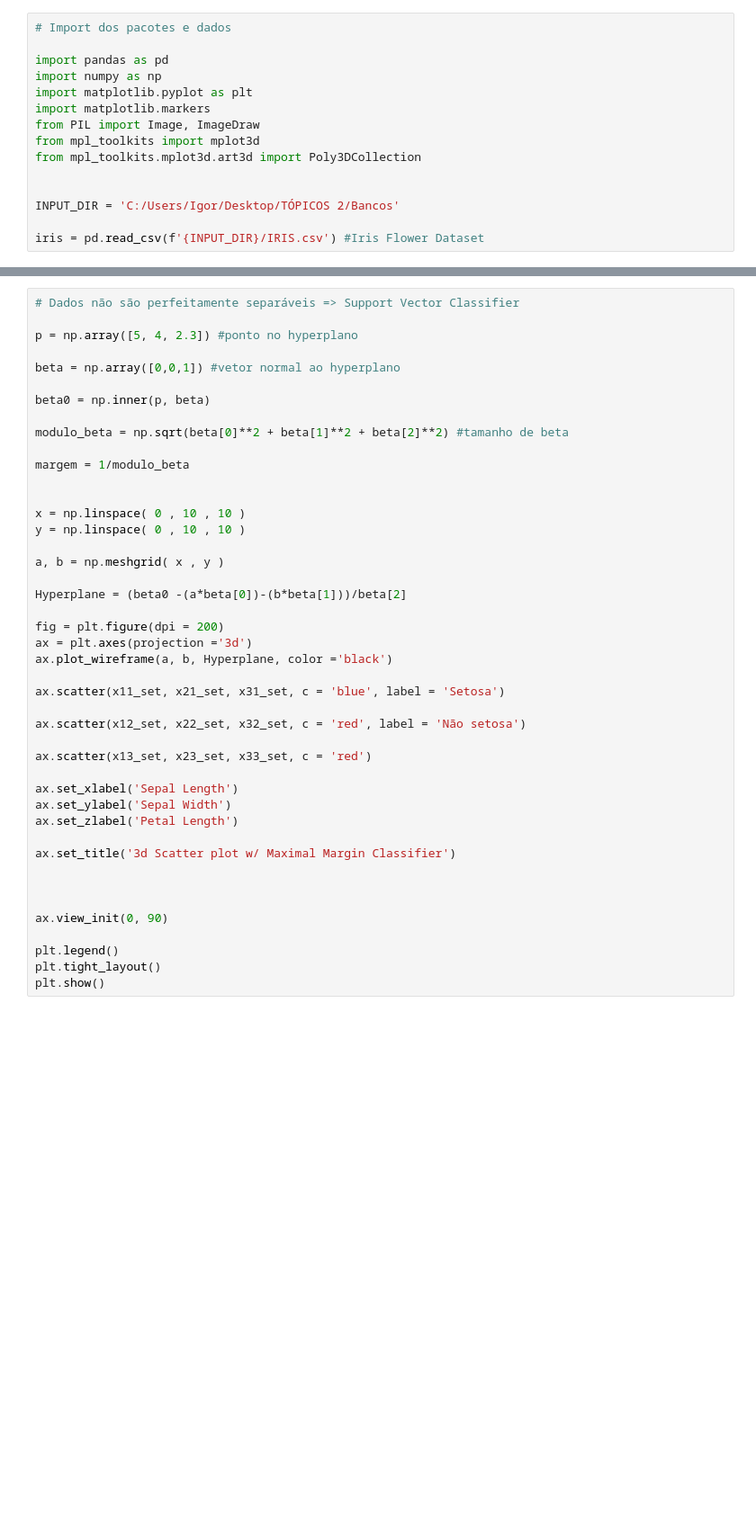
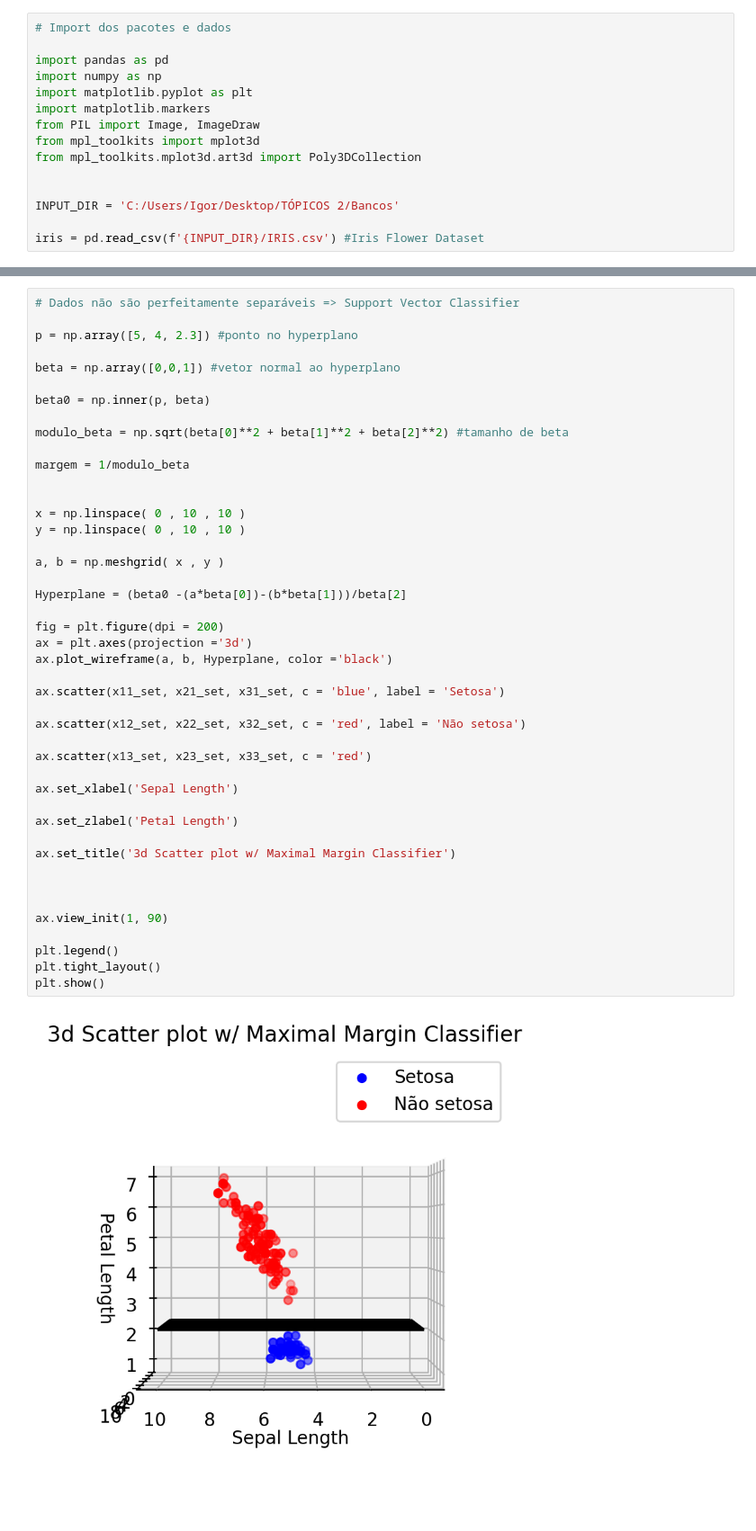
Before and after one commit to Faluhelyi/TOPICOS_2_cadernos, a Jupyter notebook: SVMs_espaço.ipynb, the cells around one changed output, grey strips where cells are left out. Shown at 90% size. Drawn from its saved outputs; the diff is of its cells as text; blank space fills up the shorter version.

```diff
--- a/SVMs_espaço.ipynb
+++ b/SVMs_espaço.ipynb
@@ -162,32 +162,34 @@ margem = 1/modulo_beta
 
 
 x = np.linspace( 0 , 10 , 10 )
 y = np.linspace( 0 , 10 , 10 )
 
 a, b = np.meshgrid( x , y )
 
 Hyperplane = (beta0 -(a*beta[0])-(b*beta[1]))/beta[2]
 
 fig = plt.figure(dpi = 200)
 ax = plt.axes(projection ='3d')
 ax.plot_wireframe(a, b, Hyperplane, color ='black')
 
 ax.scatter(x11_set, x21_set, x31_set, c = 'blue', label = 'Setosa')
 
 ax.scatter(x12_set, x22_set, x32_set, c = 'red', label = 'Não setosa')
 
 ax.scatter(x13_set, x23_set, x33_set, c = 'red')
 
 ax.set_xlabel('Sepal Length')
-ax.set_ylabel('Sepal Width')
+
 ax.set_zlabel('Petal Length')
 
 ax.set_title('3d Scatter plot w/ Maximal Margin Classifier')
 
 
 
-ax.view_init(0, 90)
+ax.view_init(1, 90)
 
 plt.legend()
 plt.tight_layout()
 plt.show()
+# %% [output]
+[figure, added]
```
